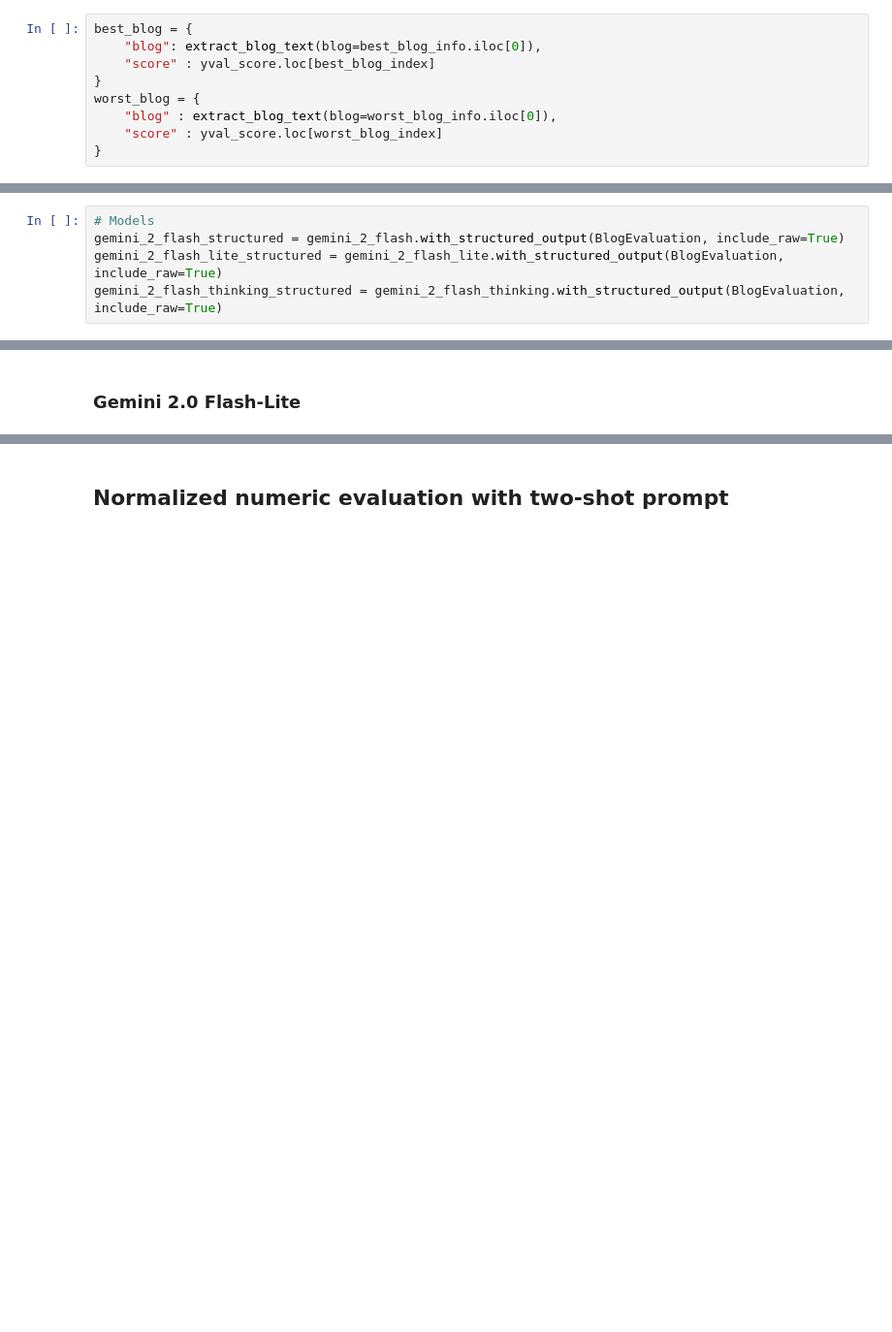
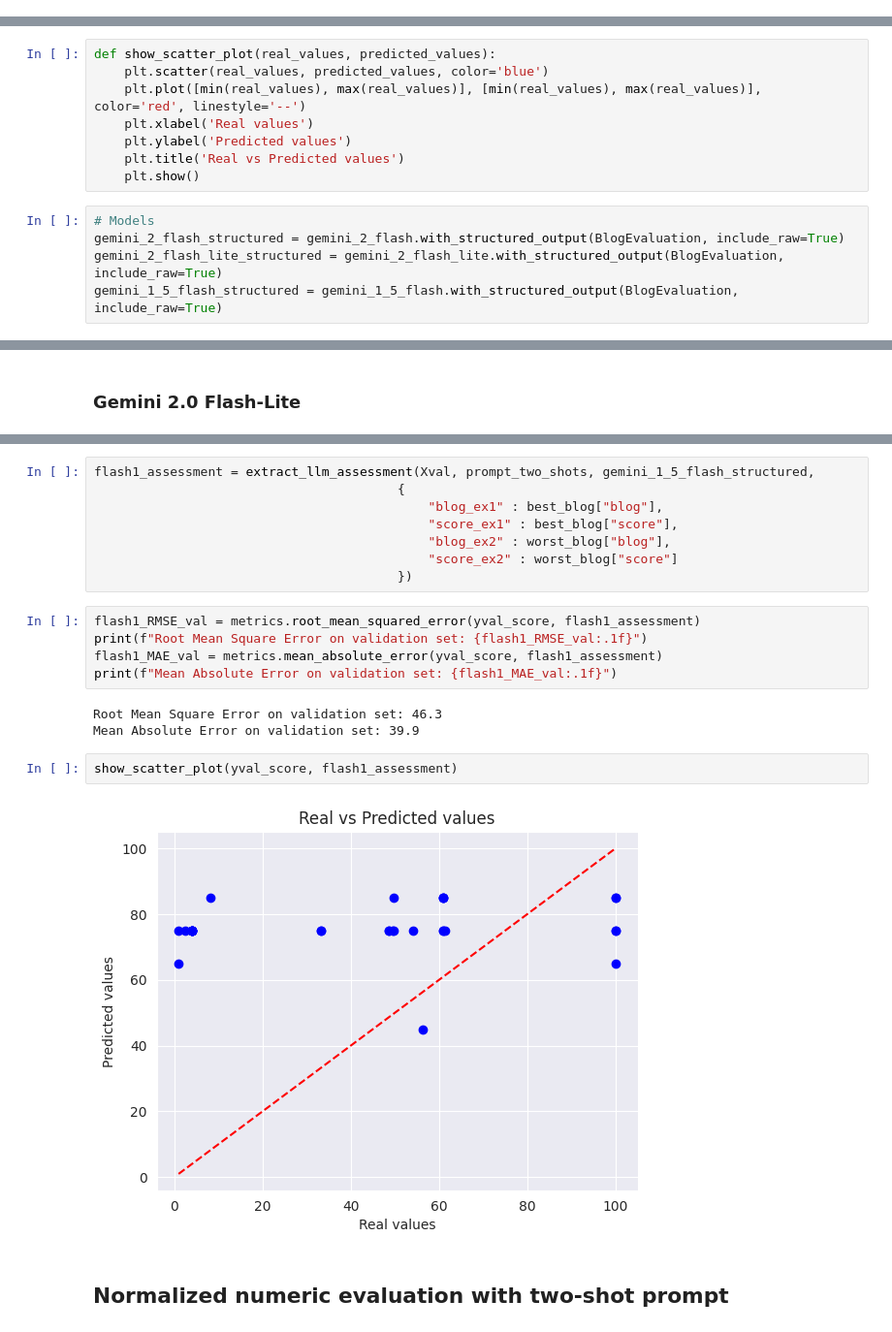
Before and after one commit to daKostych/Bachelor-Project-2025, a Jupyter notebook: llm_blog_generator/experiments/llm_blog_evaluator.ipynb, the cells around one changed output, grey strips where cells are left out. Shown at 97% size. Cells and saved outputs as stored; diff of their text form; blank space fills up the shorter version.

````diff
--- a/llm_blog_generator/experiments/llm_blog_evaluator.ipynb
+++ b/llm_blog_generator/experiments/llm_blog_evaluator.ipynb
@@ -237,15 +253,6 @@ Okay, here's an evaluation of the blog post, focusing on the textual content and
 6.  **Include a Call to Action:** Encourage discussion by posing questions at the end of the blog. For example: "What are your thoughts on using self-generated critiques for reward modeling? What othe ...
 7.  **Consider an Analogy:** Explain the core concept of Critic-RM using an analogy that is accessible to a broader audience. This could help readers grasp the core idea without getting bogged down in ...
 8.  **Explain acronyms:** At first use of a given acronym, the full name must be specified.
-# %%
-best_blog = {
-    "blog": extract_blog_text(blog=best_blog_info.iloc[0]),
-    "score" : yval_score.loc[best_blog_index]
-}
-worst_blog = {
-    "blog" : extract_blog_text(blog=worst_blog_info.iloc[0]),
-    "score" : yval_score.loc[worst_blog_index]
-}
 # %%
 # 2-shot prompt
 test_prompt(prompt_two_shots, gemini_2_flash, {
@@ -396,11 +378,19 @@ Content:
 ```
 # %% [markdown]
 # Performance testing on a validation set
+# %%
+def show_scatter_plot(real_values, predicted_values):
+    plt.scatter(real_values, predicted_values, color='blue')
+    plt.plot([min(real_values), max(real_values)], [min(real_values), max(real_values)], color='red', linestyle='--')
+    plt.xlabel('Real values')
+    plt.ylabel('Predicted values')
+    plt.title('Real vs Predicted values')
+    plt.show()
 # %%
 # Models
 gemini_2_flash_structured = gemini_2_flash.with_structured_output(BlogEvaluation, include_raw=True)
 gemini_2_flash_lite_structured = gemini_2_flash_lite.with_structured_output(BlogEvaluation, include_raw=True)
-gemini_2_flash_thinking_structured = gemini_2_flash_thinking.with_structured_output(BlogEvaluation, include_raw=True)
+gemini_1_5_flash_structured = gemini_1_5_flash.with_structured_output(BlogEvaluation, include_raw=True)
 # %% [markdown]
 ## Numeric evaluation with two-shot prompt
 # %% [markdown]
@@ -446,3 +434,23 @@ Mean Absolute Error on validation set: 36.2
+# %%
+flash1_assessment = extract_llm_assessment(Xval, prompt_two_shots, gemini_1_5_flash_structured,
+                                        {
+                                            "blog_ex1" : best_blog["blog"],
+                                            "score_ex1" : best_blog["score"],
+                                            "blog_ex2" : worst_blog["blog"],
+                                            "score_ex2" : worst_blog["score"]
+                                        })
+# %%
+flash1_RMSE_val = metrics.root_mean_squared_error(yval_score, flash1_assessment)
+print(f"Root Mean Square Error on validation set: {flash1_RMSE_val:.1f}")
+flash1_MAE_val = metrics.mean_absolute_error(yval_score, flash1_assessment)
+print(f"Mean Absolute Error on validation set: {flash1_MAE_val:.1f}")
+# %% [output]
+Root Mean Square Error on validation set: 46.3
+Mean Absolute Error on validation set: 39.9
+# %%
+show_scatter_plot(yval_score, flash1_assessment)
+# %% [output]
+[figure, added]
 # %% [markdown]
 ## Normalized numeric evaluation with two-shot prompt
 # %% [markdown]
````
Also changed, not shown: parts of 59 cells of this notebook.
